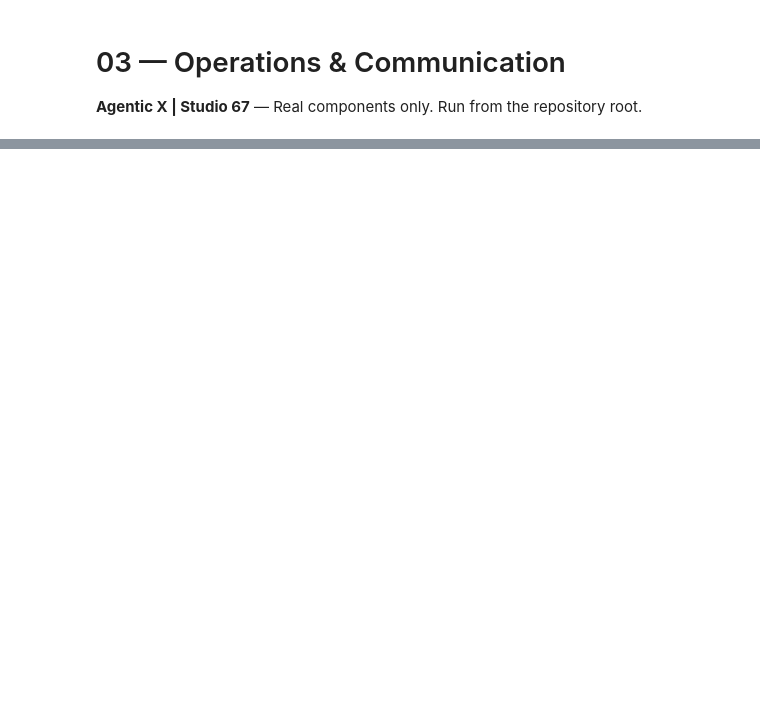
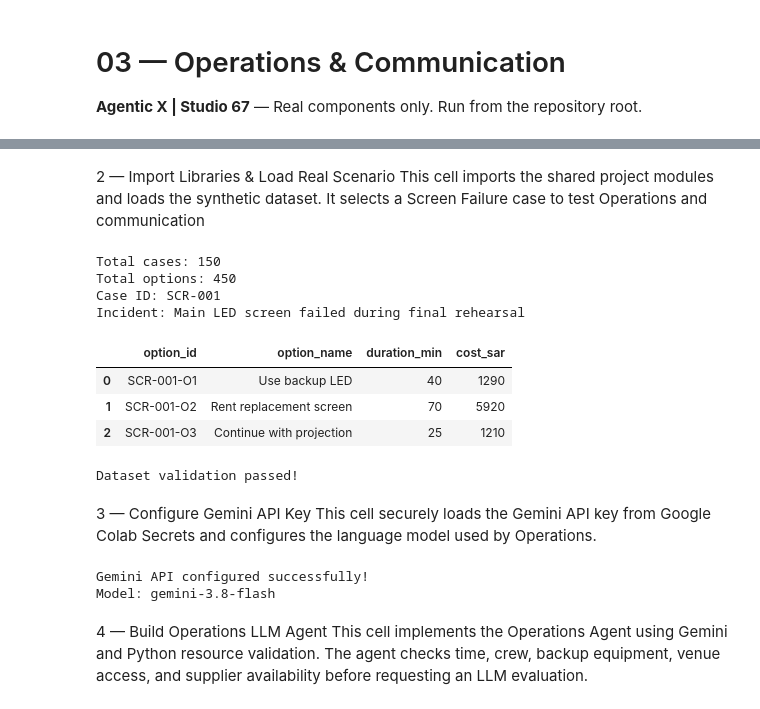
Before and after one commit to ProjectsSpaceHub/AgenticX, a Jupyter notebook: notebooks/03_Operations_Communication.ipynb, the cells around one changed output, grey strips where cells are left out. Drawn from its saved outputs; the diff is of its cells as text; code cells hidden in the pictures; blank space fills up the shorter version.

```diff
--- a/notebooks/03_Operations_Communication.ipynb
+++ b/notebooks/03_Operations_Communication.ipynb
@@ -51,0 +76,71 @@ print('ACL messages are schema-valid.')
+# %% [markdown]
+2 — Import Libraries & Load Real Scenario
+This cell imports the shared project modules and loads the synthetic dataset. It selects a Screen Failure case to test Operations and communication
+# %%
+import pandas as pd
+from IPython.display import display
+
+from core.environment import load_dataset, get_case
+from core.models import AgentEvaluation, ACLMessage
+from agents.finance import FinanceAgent
+from agents.safety import SafetyAgent
+
+cases_df, options_df = load_dataset()
+
+assert len(cases_df) == 150
+assert len(options_df) == 450
+
+case, options = get_case("SCR-001")
+
+assert len(options) == 3
+
+print("Total cases:", len(cases_df))
+print("Total options:", len(options_df))
+print("Case ID:", case["case_id"])
+print("Incident:", case["incident"])
+
+display(
+    pd.DataFrame(options)[
+        ["option_id", "option_name",
+         "duration_min", "cost_sar"]
+    ]
+)
+
+print("Dataset validation passed!")
+# %% [output]
+Total cases: 150
+Total options: 450
+Case ID: SCR-001
+Incident: Main LED screen failed during final rehearsal
+|  | option_id | option_name | duration_min | cost_sar |
+| 0 | SCR-001-O1 | Use backup LED | 40 | 1290 |
+| 1 | SCR-001-O2 | Rent replacement screen | 70 | 5920 |
+| 2 | SCR-001-O3 | Continue with projection | 25 | 1210 |
+Dataset validation passed!
+# %% [markdown]
+3 — Configure Gemini API Key
+This cell securely loads the Gemini API key from Google Colab Secrets and configures the language model used by Operations.
+# %%
+from google.colab import userdata
+
+key = userdata.get("GOOGLE_API_KEY")
+
+if not isinstance(key, str) or not key.strip():
+    raise RuntimeError(
+        "Add GOOGLE_API_KEY to Colab Secrets "
+        "and enable notebook access."
+    )
+
+os.environ["GOOGLE_API_KEY"] = key.strip()
+del key
+
+os.environ["AGENTICX_MODEL"] = "gemini-3.8-flash"
+
+print("Gemini API configured successfully!")
+print("Model:", os.environ["AGENTICX_MODEL"])
+# %% [output]
+Gemini API configured successfully!
+Model: gemini-3.8-flash
+# %% [markdown]
+4 — Build Operations LLM Agent
+This cell implements the Operations Agent using Gemini and Python resource validation. The agent checks time, crew, backup equipment, venue access, and supplier availability before requesting an LLM evaluation.
```
Also changed, not shown: parts of 34 cells of this notebook.
